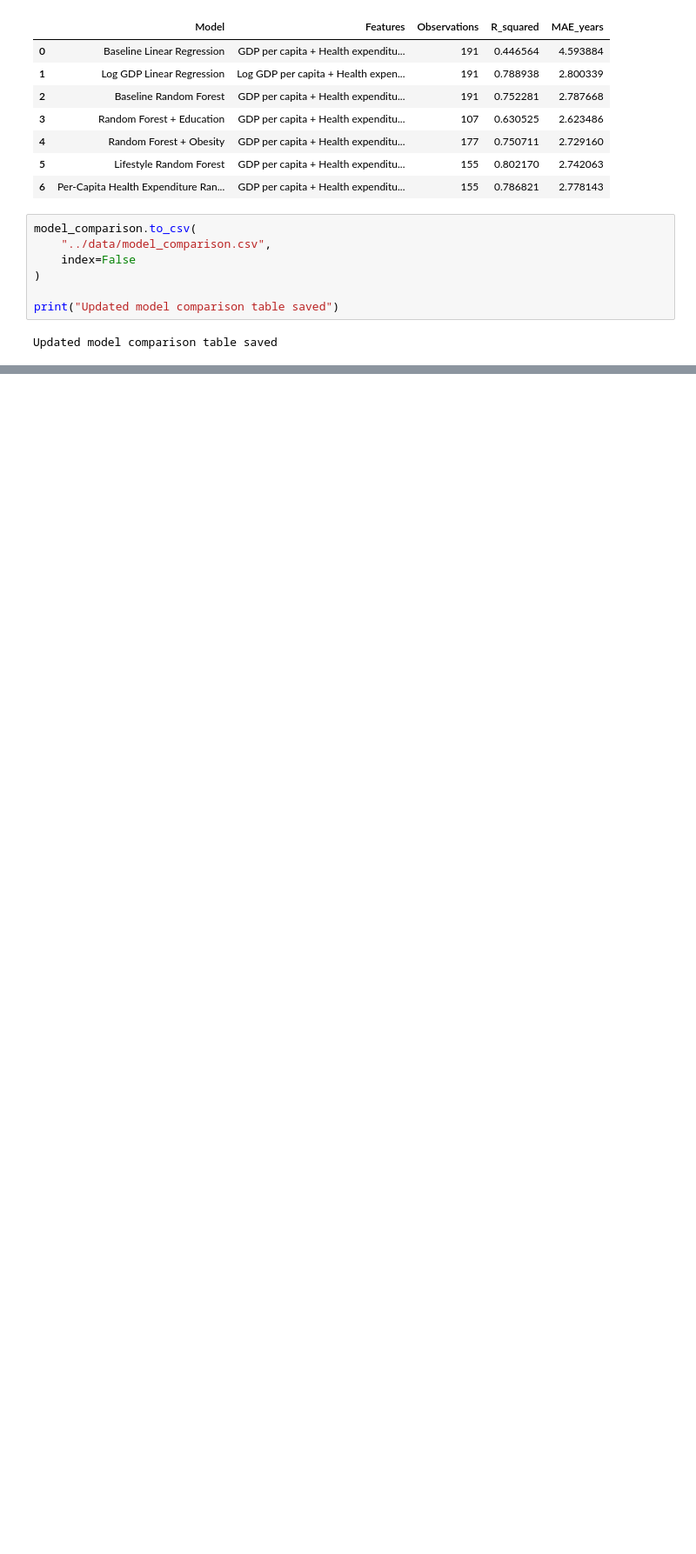
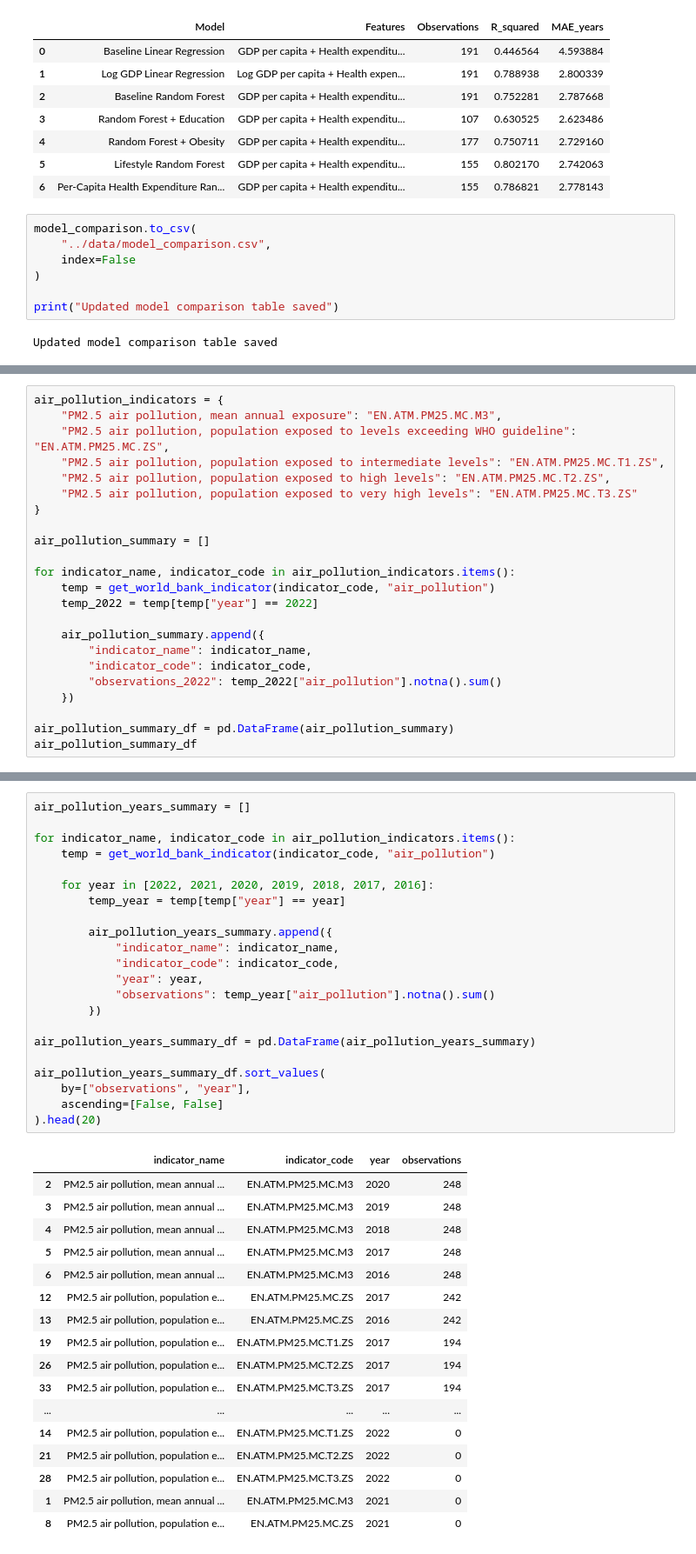
Before and after one commit to serrafrancesco271105/life-expectancy-machine-learning, a Jupyter notebook: notebooks/01_data_exploration.ipynb, the cells around one changed output, grey strips where cells are left out. Shown at 87% size. Drawn from its saved outputs; the diff is of its cells as text; blank space fills up the shorter version.

```diff
--- a/notebooks/01_data_exploration.ipynb
+++ b/notebooks/01_data_exploration.ipynb
@@ -2096,0 +2226,23 @@ Updated model comparison table saved
+# %%
+air_pollution_indicators = {
+    "PM2.5 air pollution, mean annual exposure": "EN.ATM.PM25.MC.M3",
+    "PM2.5 air pollution, population exposed to levels exceeding WHO guideline": "EN.ATM.PM25.MC.ZS",
+    "PM2.5 air pollution, population exposed to intermediate levels": "EN.ATM.PM25.MC.T1.ZS",
+    "PM2.5 air pollution, population exposed to high levels": "EN.ATM.PM25.MC.T2.ZS",
+    "PM2.5 air pollution, population exposed to very high levels": "EN.ATM.PM25.MC.T3.ZS"
+}
+
+air_pollution_summary = []
+
+for indicator_name, indicator_code in air_pollution_indicators.items():
+    temp = get_world_bank_indicator(indicator_code, "air_pollution")
+    temp_2022 = temp[temp["year"] == 2022]
+
+    air_pollution_summary.append({
+        "indicator_name": indicator_name,
+        "indicator_code": indicator_code,
+        "observations_2022": temp_2022["air_pollution"].notna().sum()
+    })
+
+air_pollution_summary_df = pd.DataFrame(air_pollution_summary)
+air_pollution_summary_df
@@ -2096,0 +2256,40 @@ Updated model comparison table saved
+# %%
+air_pollution_years_summary = []
+
+for indicator_name, indicator_code in air_pollution_indicators.items():
+    temp = get_world_bank_indicator(indicator_code, "air_pollution")
+
+    for year in [2022, 2021, 2020, 2019, 2018, 2017, 2016]:
+        temp_year = temp[temp["year"] == year]
+
+        air_pollution_years_summary.append({
+            "indicator_name": indicator_name,
+            "indicator_code": indicator_code,
+            "year": year,
+            "observations": temp_year["air_pollution"].notna().sum()
+        })
+
+air_pollution_years_summary_df = pd.DataFrame(air_pollution_years_summary)
+
+air_pollution_years_summary_df.sort_values(
+    by=["observations", "year"],
+    ascending=[False, False]
+).head(20)
+# %% [output]
+|  | indicator_name | indicator_code | year | observations |
+| 2 | PM2.5 air pollution, mean annual ... | EN.ATM.PM25.MC.M3 | 2020 | 248 |
+| 3 | PM2.5 air pollution, mean annual ... | EN.ATM.PM25.MC.M3 | 2019 | 248 |
+| 4 | PM2.5 air pollution, mean annual ... | EN.ATM.PM25.MC.M3 | 2018 | 248 |
+| 5 | PM2.5 air pollution, mean annual ... | EN.ATM.PM25.MC.M3 | 2017 | 248 |
+| 6 | PM2.5 air pollution, mean annual ... | EN.ATM.PM25.MC.M3 | 2016 | 248 |
+| 12 | PM2.5 air pollution, population e... | EN.ATM.PM25.MC.ZS | 2017 | 242 |
+| 13 | PM2.5 air pollution, population e... | EN.ATM.PM25.MC.ZS | 2016 | 242 |
+| 19 | PM2.5 air pollution, population e... | EN.ATM.PM25.MC.T1.ZS | 2017 | 194 |
+| 26 | PM2.5 air pollution, population e... | EN.ATM.PM25.MC.T2.ZS | 2017 | 194 |
+| 33 | PM2.5 air pollution, population e... | EN.ATM.PM25.MC.T3.ZS | 2017 | 194 |
+| ... | ... | ... | ... | ... |
+| 14 | PM2.5 air pollution, population e... | EN.ATM.PM25.MC.T1.ZS | 2022 | 0 |
+| 21 | PM2.5 air pollution, population e... | EN.ATM.PM25.MC.T2.ZS | 2022 | 0 |
+| 28 | PM2.5 air pollution, population e... | EN.ATM.PM25.MC.T3.ZS | 2022 | 0 |
+| 1 | PM2.5 air pollution, mean annual ... | EN.ATM.PM25.MC.M3 | 2021 | 0 |
+| 8 | PM2.5 air pollution, population e... | EN.ATM.PM25.MC.ZS | 2021 | 0 |
```
Also changed, not shown: parts of 21 cells of this notebook, 3 other files.
